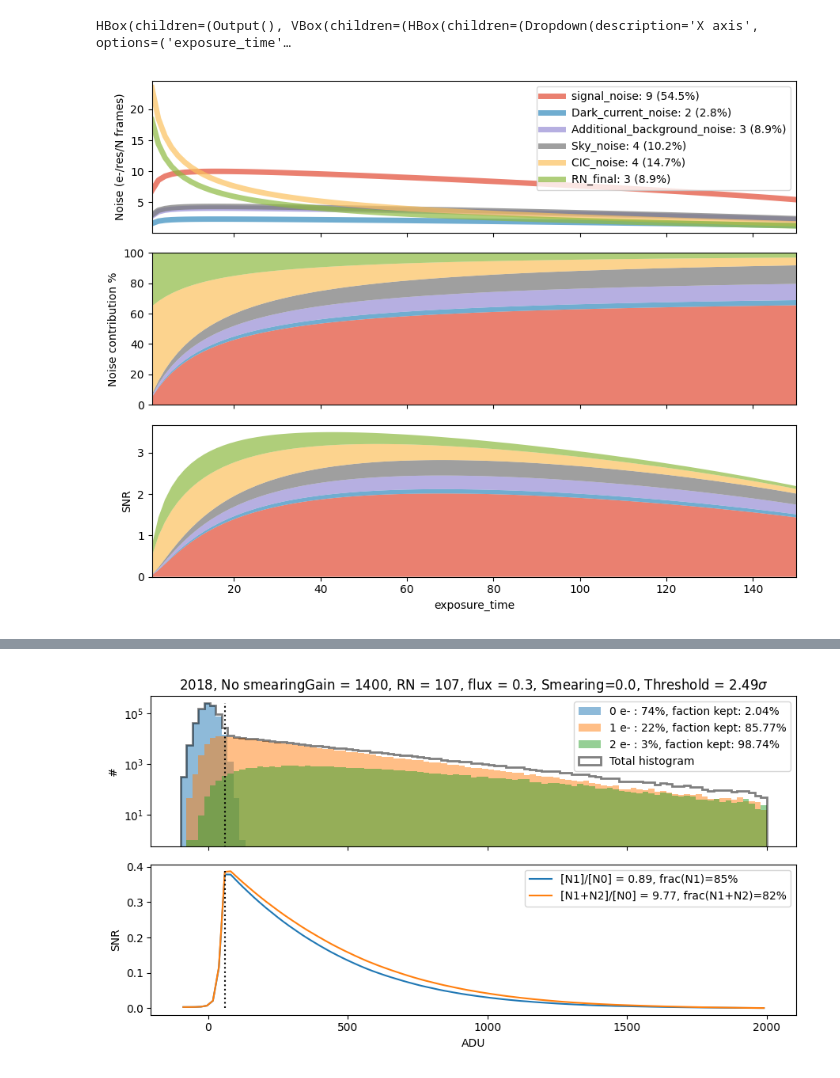
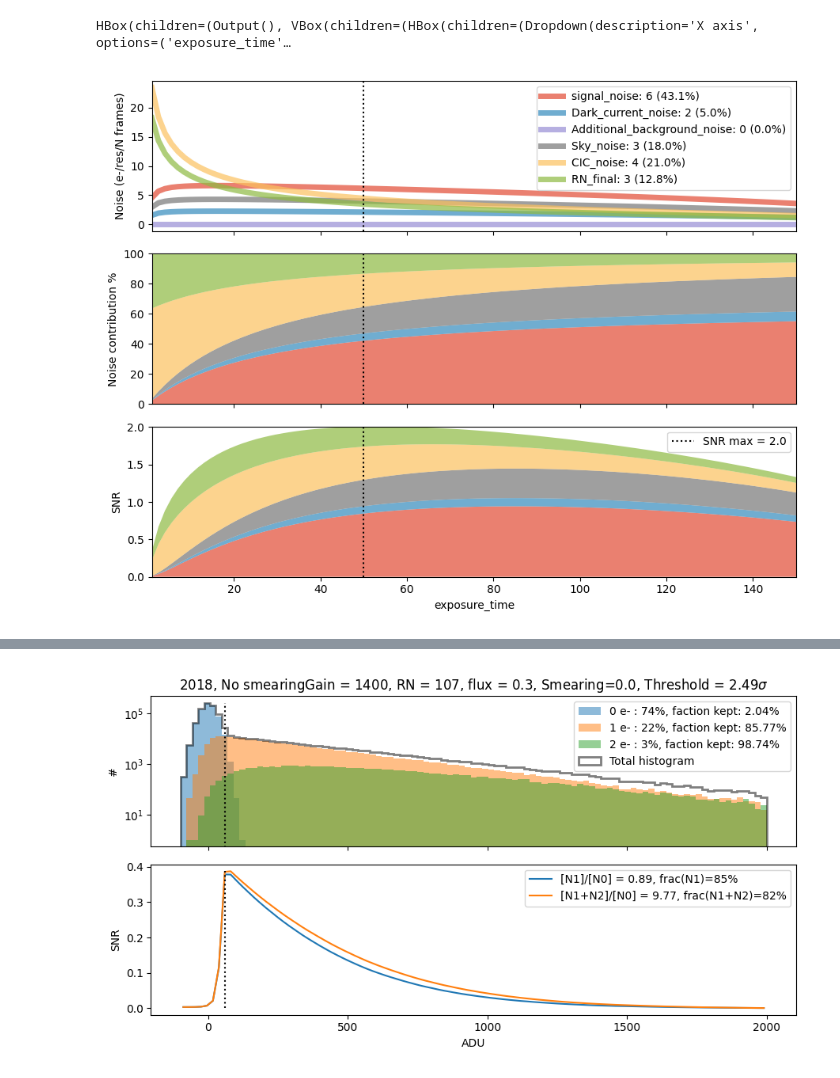
Before and after one commit to vpicouet/notebooks, a Jupyter notebook: ETC.ipynb, the cells around one changed output, grey strips where cells are left out. Drawn from its saved outputs; the diff is of its cells as text; code cells hidden in the pictures.

```diff
--- a/ETC.ipynb
+++ b/ETC.ipynb
@@ -71,11 +72,11 @@ class Observation:
     def __init__(self, exposure_time=50, counting_mode=False, Signal=1.25E-17, EM_gain=1400, RN=109, CIC_charge=0.005, Dard_current=0.08, Sky_LU=10000, readout_time=1.5, flight_background_damping = 0.9, Additional_background_2018 = 0.0007,acquisition_time = 2,photon_kept=0.7):
         self.ENF = 2 if counting_mode else 1
         if counting_mode:
-            self.Photon_count_loss = 0.7 if readout_time==1.5 else 0.8 #a contraindre...
+#             self.Photon_count_loss = 0.7 if readout_time==1.5 else 0.8 #a contraindre...
             self.Photon_count_loss = photon_kept
         else:
             self.Photon_count_loss =  1
-        self.cosmic_ray_loss = np.minimum(0.005*exposure_time,1)
+        self.cosmic_ray_loss = np.minimum(0.005*(exposure_time+readout_time/2),1)
         self.QE_efficiency = self.Photon_count_loss * QE#* (1-cosmic_ray_loss)#ne devrait pas etre la
         self.RN_fraction_kept = 0.05 if counting_mode else 1
         self.RN_final = RN  * self.RN_fraction_kept / EM_gain #Are we sure about that?
@@ -207,6 +208,7 @@ class Observation:
         # ax3.plot(getattr(self,x), self.snrs,lw=0,c='k',label='$SNR_{max}$=%0.1f at t=%i'%(np.max(self.snrs),getattr(self,x)[np.argmax(self.snrs)]))
         # ax3.legend(loc='upper right')
         ax1.grid(False)
+#         ax1.set_yscale('log')
         ax2.grid(False)
         ax3.grid(False)
         ax3.stackplot(getattr(self,x), self.snrs * np.array(self.noises).T[:-1,:]**2/self.Total_noise_final**2,alpha=0.7,colors=colors)
@@ -214,6 +216,7 @@ class Observation:
         # stackplot(time,  np.array(self.noises)[:,-1]**2 /np.array(self.noises).T[:1,:]**2)
         ax2.set_xlim((getattr(self,x).min(),getattr(self,x).max()))
         ax2.set_ylim((0,100))
+        ax3.set_ylim((0,np.max(self.SNR)))
         # ax1.set_ylim((time.min(),time.max()))
         ax3.set_xlabel(x)
         ax3.set_ylabel('SNR')
@@ -227,34 +230,43 @@ class Observation:
 # %%
 class ExposureTimeCalulator(widgets.HBox):
 
-    def __init__(self):
+    def __init__(self, exposure_time=50, acquisition_time=2, Sky_LU=4, Signal=5.57e-18, EM_gain=1400,RN=109,CIC_charge=0.005, Dard_current=0.08,readout_time=1.5,x_axis='exposure_time',counting_mode=False,photon_kept=0.7,Additional_background_2018=0):
         super().__init__()
         self.output = widgets.Output()
-        Nominal = Observation(exposure_time=np.linspace(1,150,100),Sky_LU=1e4, counting_mode=False,Signal=1.25e-17,acquisition_time=2)
+        self.Additional_background_2018=Additional_background_2018
+        Nominal = Observation(exposure_time=np.linspace(1,150,100),counting_mode=counting_mode, Signal=Signal, EM_gain=EM_gain, RN=RN, CIC_charge=CIC_charge, Dard_current=Dard_current, Sky_LU=10**Sky_LU, readout_time=readout_time, acquisition_time = acquisition_time,photon_kept=photon_kept,Additional_background_2018=self.Additional_background_2018)
+        #flight_background_damping = 0.9, Additional_background_2018 = 0.0007
         self.x = Nominal.exposure_time#np.linspace(0, 2 * np.pi, 100)
-
         self.fig  = Nominal.PlotNoise()
+        args, _, _, locals_ = inspect.getargvalues(inspect.currentframe())
+        self.v=[]
+        for i, ax in enumerate(self.fig.axes):
+            if i==2:
+                self.v.append(ax.axvline(locals_[x_axis],ls=':',c='k',label='SNR max = %0.1f'%(Nominal.SNR.max())))
+            else:
+                self.v.append(ax.axvline(locals_[x_axis],ls=':',c='k'))
+        ax.legend(loc='upper right')
         self.ax0 =  self.fig.axes[0]
         self.ax1 =  self.fig.axes[1]
         self.ax2 =  self.fig.axes[2]
 
         self.fig.canvas.toolbar_position = 'bottom'
         style={}#{'description_width': 'initial'}
-        self.exposure_time = widgets.IntSlider( min=1, max=150,value=50, layout=Layout(width='500px'),description='Texp (s)')#'$t_{exp}$ (s)')
-        self.acquisition_time = widgets.FloatSlider( min=0.1, max=10,value=2, layout=Layout(width='500px'),description='Taq (h)')#'$t_{aq}$ (h)')
-        self.Sky_LU = widgets.FloatLogSlider( min=4, max=7,value=4,base=10, style =style, layout=Layout(width='500px'),description='Sky (LU)')
-        self.Signal = widgets. FloatLogSlider( min=-18, max=-15,value=1.25e-17, base=10,step=1e-18, style = style, layout=Layout(width='500px'),description='Flux')
-        self.Signal = widgets.Dropdown(options=[('Bright Galex star (mU~15)', 2.22e-14), ('Extremely Bright QSO (mU~15)', 5.08e-15), ('Bright QSO (mU~19.5)', 3.51e-16),('Bright galaxy (mU~22.5)', 2.22e-17), ('Regular galaxy (mU~24)', 5.57e-18), ('Low SB galaxy (mU~25)', 2.2e-18)],value=5.57e-18,description='Flux')
-        self.EM_gain = widgets.IntSlider( min=200, max=2000,value=1400, style = style, layout=Layout(width='500px'),description='EM gain')
-        self.RN = widgets.IntSlider( min=30, max=120,value=109, style = style, layout=Layout(width='500px'),description='Read noise')
-        self.CIC_charge = widgets.FloatSlider( min=0.003, max=0.05,value=0.005,style = style, layout=Layout(width='500px'),description='CIC charge',step=0.001,readout_format='.3f')#$_{charge}$
-        self.Dard_current = widgets.FloatSlider( min=0.01, max=0.2,value=0.08, style = style, layout=Layout(width='500px'),description='Dard current',step=0.0011,readout_format='.2f')#$_{current}$
-        self.readout_time = widgets.FloatSlider( min=1.5, max=20,value=1.5, style = style, layout=Layout(width='500px'),description=r'RO time (s)',step=0.1)#$_{time}$
-        self.x_axis=widgets.Dropdown(options=['exposure_time','Sky_LU','acquisition_time',"Signal","EM_gain","RN","CIC_charge","Dard_current" ,"readout_time"],value='exposure_time',description='X axis')
-        self.mode=widgets.Dropdown(options=['Flight 2018','Nominal 2022 10MHz','Nominal 2022 100MHz'],value='Nominal 2022 10MHz',description='X axis')
-        self.counting_mode = widgets.Checkbox(value=False,description='Thresholding photon counting',disabled=False)#,indent=False)
+        self.exposure_time = widgets.IntSlider( min=1, max=150,value=exposure_time, layout=Layout(width='500px'),description='Texp (s)')#'$t_{exp}$ (s)')
+        self.acquisition_time = widgets.FloatSlider( min=0.1, max=10,value=acquisition_time, layout=Layout(width='500px'),description='Taq (h)')#'$t_{aq}$ (h)')
+        self.Sky_LU = widgets.FloatLogSlider( min=4, max=7,value=Sky_LU,base=10, style =style, layout=Layout(width='500px'),description='Sky (LU)')
+#         self.Signal = widgets. FloatLogSlider( min=-18, max=-15,value=1.25e-17, base=10,step=1e-18, style = style, layout=Layout(width='500px'),description='Flux')
+        self.Signal = widgets.Dropdown(options=[('Bright Galex star (mU~15)', 2.22e-14), ('Extremely Bright QSO (mU~15)', 5.08e-15), ('Bright QSO (mU~19.5)', 3.51e-16),('Bright galaxy (mU~22.5)', 2.22e-17), ('Regular galaxy (mU~24)', 5.57e-18), ('Low SB galaxy (mU~25)', 2.2e-18)],value=Signal,description='Flux')
+        self.EM_gain = widgets.IntSlider( min=200, max=2000,value=EM_gain, style = style, layout=Layout(width='500px'),description='EM gain')
+        self.RN = widgets.IntSlider( min=30, max=120,value=RN, style = style, layout=Layout(width='500px'),description='Read noise')
+        self.CIC_charge = widgets.FloatSlider( min=0.003, max=0.05,value=CIC_charge,style = style, layout=Layout(width='500px'),description='CIC charge',step=0.001,readout_format='.3f')#$_{charge}$
+        self.Dard_current = widgets.FloatSlider( min=0.01, max=0.2,value=Dard_current, style = style, layout=Layout(width='500px'),description='Dard current',step=0.0011,readout_format='.2f')#$_{current}$
+        self.readout_time = widgets.FloatSlider( min=1.5, max=20,value=readout_time, style = style, layout=Layout(width='500px'),description=r'RO time (s)',step=0.1)#$_{time}$
+        self.x_axis=widgets.Dropdown(options=['exposure_time','Sky_LU','acquisition_time',"Signal","EM_gain","RN","CIC_charge","Dard_current" ,"readout_time"],value=x_axis,description='X axis')
+#         self.mode=widgets.Dropdown(options=['Flight 2018','Nominal 2022 10MHz','Nominal 2022 100MHz'],value='Nominal 2022 10MHz',description='X axis')
+        self.counting_mode = widgets.Checkbox(value=counting_mode,description='Thresholding photon counting',disabled=False)#,indent=False)
         # smearing = widgets.FloatSlider( min=0, max=1.5,value=0.7, layout=Layout(width='500px'),description='CTE not yet',step=0.001)#'$t_{aq}$ (h)') #widgets.Dropdown(options=[0.2,0.7,1.2],value=0.7,description='Smearing (pix)')
-        self.photon_kept = widgets.FloatSlider( min=0.6, max=0.95,value=0.7, layout=Layout(width='500px'),description='Photon kept %',step=0.001)#'$t_{aq}$ (h)') #widgets.Dropdown(options=[0.2,0.7,1.2],value=0.7,description='Smearing (pix)')
+        self.photon_kept = widgets.FloatSlider( min=0.6, max=0.95,value=photon_kept, layout=Layout(width='500px'),description='Photon kept %',step=0.001)#'$t_{aq}$ (h)') #widgets.Dropdown(options=[0.2,0.7,1.2],value=0.7,description='Smearing (pix)')
 
         self.photon_kept.layout.visibility = 'hidden'
 
@@ -269,22 +281,29 @@ class ExposureTimeCalulator(widgets.HBox):
         # add smearing... FloatRangeSlider
         # electron spectra
 
+
+
+
     def update(self, x_axis,counting_mode,Sky_LU,acquisition_time,Signal,EM_gain,RN,CIC_charge,Dard_current,readout_time,exposure_time,photon_kept):
         """Draw line in plot"""
         with self.output:
+            args, _, _, locals_ = inspect.getargvalues(inspect.currentframe())
+#             self.fig.suptitle('pompo,')
+            self.ax0.set_title('Gain=%i, Texp=%i, CIC=%0.3f, Dark=%0.3f, RN=%i, Signal=%0.2E, Sky=%0.2E'%(EM_gain,exposure_time,CIC_charge,Dard_current,RN,Signal,Sky_LU),y=0.97)
+            value = locals_[x_axis]
             if x_axis == 'exposure_time':
                 exposure_time=np.linspace(1,150,100)
-            elif x_axis == 'Sky_LU':
-                Sky_LU=np.linspace(1e4,1e8,100)
+            if x_axis == 'Sky_LU':
+                Sky_LU=np.logspace(3,7,100)
+
             if x_axis == 'exposure_time':
                 exposure_time=np.linspace(1,150)
             if x_axis == 'Signal':
-                Signal=np.linspace(1e-18,1e-16)
+                Signal=np.logspace(-18,-15)
             if x_axis == 'EM_gain':
                 EM_gain=np.linspace(200,2000)
             if x_axis == 'acquisition_time':
                 acquisition_time=np.linspace(0.1,6)
-
             if x_axis == 'RN':
                 RN=np.linspace(30,120,100)
             elif x_axis == 'CIC_charge':
@@ -292,42 +311,51 @@ class ExposureTimeCalulator(widgets.HBox):
             if x_axis == 'Dard_current':
                 Dard_current=np.linspace(0.01,0.2)
             if x_axis == 'readout_time':
-                readout_time=np.linspace(1.5, 20)
+                readout_time=np.linspace(0, 50)
+            if (x_axis == 'Sky_LU') | (x_axis == 'Signal'):
+                self.ax0.set_xscale('log')
+#                 self.ax2.set_yscale('log')
+            else:
+                self.ax0.set_xscale('linear')
+#                 self.ax2.set_yscale('linear')
             if counting_mode:
                 self.photon_kept.layout.visibility = 'visible'
             else:
                 self.photon_kept.layout.visibility = 'hidden'
 
-
-            # colors = ['r','g','b','k','orange','brown']
-            new = Observation(exposure_time=exposure_time,Sky_LU=Sky_LU, acquisition_time=acquisition_time,counting_mode=counting_mode,Signal=Signal,EM_gain=EM_gain,RN=RN,CIC_charge=CIC_charge,Dard_current=Dard_current,readout_time=readout_time,photon_kept=photon_kept)
-            max=[]
+            new = Observation(exposure_time=exposure_time,Sky_LU=Sky_LU, acquisition_time=acquisition_time,counting_mode=counting_mode,Signal=Signal,EM_gain=EM_gain,RN=RN,CIC_charge=CIC_charge,Dard_current=Dard_current,readout_time=readout_time,photon_kept=photon_kept,Additional_background_2018=self.Additional_background_2018)
+            for v in self.v:
+                v.set_xdata([value,value])
+            arg = np.argmin(abs(getattr(new,x_axis) - value))
+            self.v[-1].set_label('SNRmax=%0.1f, SNR=%0.1f'%(new.SNR.max(),new.SNR[arg]))
+            max_,min_=[],[]
             for i,name in enumerate(["signal_noise","Dark_current_noise", "Additional_background_noise","Sky_noise", "CIC_noise", "RN_final"]):
                 self.fig.axes[0].lines[i].set_xdata(getattr(new,x_axis))
                 self.fig.axes[0].lines[i].set_ydata(getattr(new,name)*new.factor)
-                max.append(np.nanmax(getattr(new,name)*new.factor))
+                max_.append(np.nanmax(getattr(new,name)*new.factor))
+                min_.append(np.nanmin(getattr(new,name)*new.factor))
                 self.fig.axes[0].lines[i].set_label('%s: %i (%0.1f%%)'%(name,(getattr(new,name)*new.factor)[np.argmax(new.snrs)],new.percents[i,np.argmax(new.snrs)]))
-            self.ax0.set_ylim((0,np.max(max)))
-
+            self.ax0.set_ylim((-0.5,np.max(max_)))
+            self.ax2.legend(loc='upper right')
             self.fig.axes[0].legend(loc='upper right')
             self.fig.axes[1].collections.clear()#cla()#
             self.fig.axes[1].stackplot(getattr(new,x_axis),new.percents,alpha=0.7,colors=colors)
             self.fig.axes[2].collections.clear()#cla()#
             self.fig.axes[2].stackplot(getattr(new,x_axis),new.snrs * np.array(new.noises).T[:-1,:]**2/new.Total_noise_final**2,alpha=0.7,colors=colors)
             # self.fig.axes[0].lines[0].set_ydata(new.SNR)
             # self.fig.axes[2].lines[0].set_ydata(new.SNR)
             # self.line.set_xdata(getattr(new,x_axis))
             # self.line.set_ydata(new.SNR)
             # self.line.set_data(getattr(new,x_axis),new.SNR)
             self.ax2.set_xlabel(x_axis)
             # self.fig.suptitle('$t_{aqu}$:%0.1fh,G$_{EM}$:%i, Counting:%s - SNR$_{MAX}$=%0.1f'%(new.acquisition_time,new.EM_gain,new.counting_mode,np.max(new.SNR)),y=1)
             # self.fig.axes[0].set_title('$t_{aqu}$:%0.1fh,G$_{EM}$:%i, Counting:%s - SNR$_{MAX}$=%0.1f'%(new.acquisition_time,new.EM_gain,new.counting_mode,np.max(new.SNR)),y=1)
             # self.ax2.set_ylim((np.min(new.SNR),1.1*np.max(new.SNR)))
             self.ax2.set_xlim((np.min(getattr(new,x_axis)),np.max(getattr(new,x_axis))))
             self.ax2.set_ylim((0,np.max(getattr(new,'SNR'))))
 
-
-ETC = ExposureTimeCalulator()
+# texp=50, acq_time=2, sky_lu=4, signal=5.57e-18, gain=1400,RN=109,CIC=0.005, dark=0.08,ro_time=1.5,x_axis='exposure_time',counting_mode=False,photon_kept=0.7)
+ETC = ExposureTimeCalulator(EM_gain=1400,RN=109,CIC_charge=0.005, Dard_current=0.08,readout_time=1.5,photon_kept=0.7)
 # %% [output]
 HBox(children=(Output(), VBox(children=(HBox(children=(Dropdown(description='X axis', options=('exposure_time'…
-[figure, old version]
+[figure, new version]
```
Also changed, not shown: parts of 4 cells of this notebook, 2 other files.
